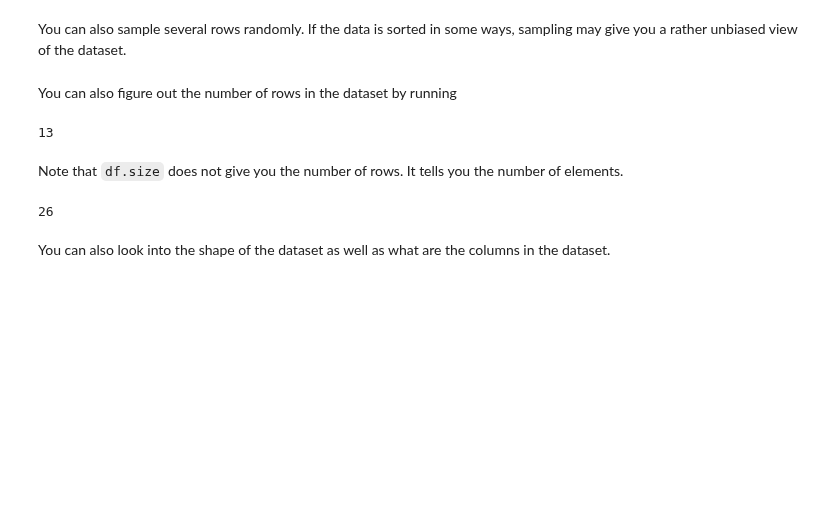
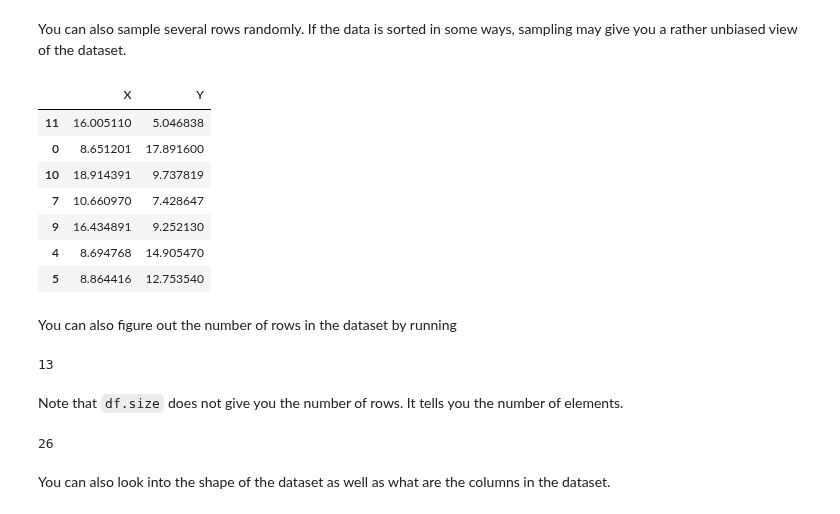
Before and after one commit to katrine8801/Gruppe-2, a Jupyter notebook: Individual work/dsb_s225806.ipynb, the cells around one changed output. Saved outputs shown, nothing was run; the diff lists cells and outputs as text; code cells hidden in the pictures; blank space fills up the shorter version.

```diff
--- a/Individual work/dsb_s225806.ipynb
+++ b/Individual work/dsb_s225806.ipynb
@@ -74,3 +78,15 @@ You can also sample several rows randomly. If the data is sorted in some ways, s
+# %%
+# I have generates a random integer between 0 and the lenth of the df, to give us a random distributed rows.
+pump_df.sample(np.random.randint(len(pump_df)))
+# %% [output]
+|  | X | Y |
+| 11 | 16.005110 | 5.046838 |
+| 0 | 8.651201 | 17.891600 |
+| 10 | 18.914391 | 9.737819 |
+| 7 | 10.660970 | 7.428647 |
+| 9 | 16.434891 | 9.252130 |
+| 4 | 8.694768 | 14.905470 |
+| 5 | 8.864416 | 12.753540 |
 # %% [markdown]
 You can also figure out the number of rows in the dataset by running
 # %%
```
Also changed, not shown: parts of 17 cells of this notebook, 1 other file.
